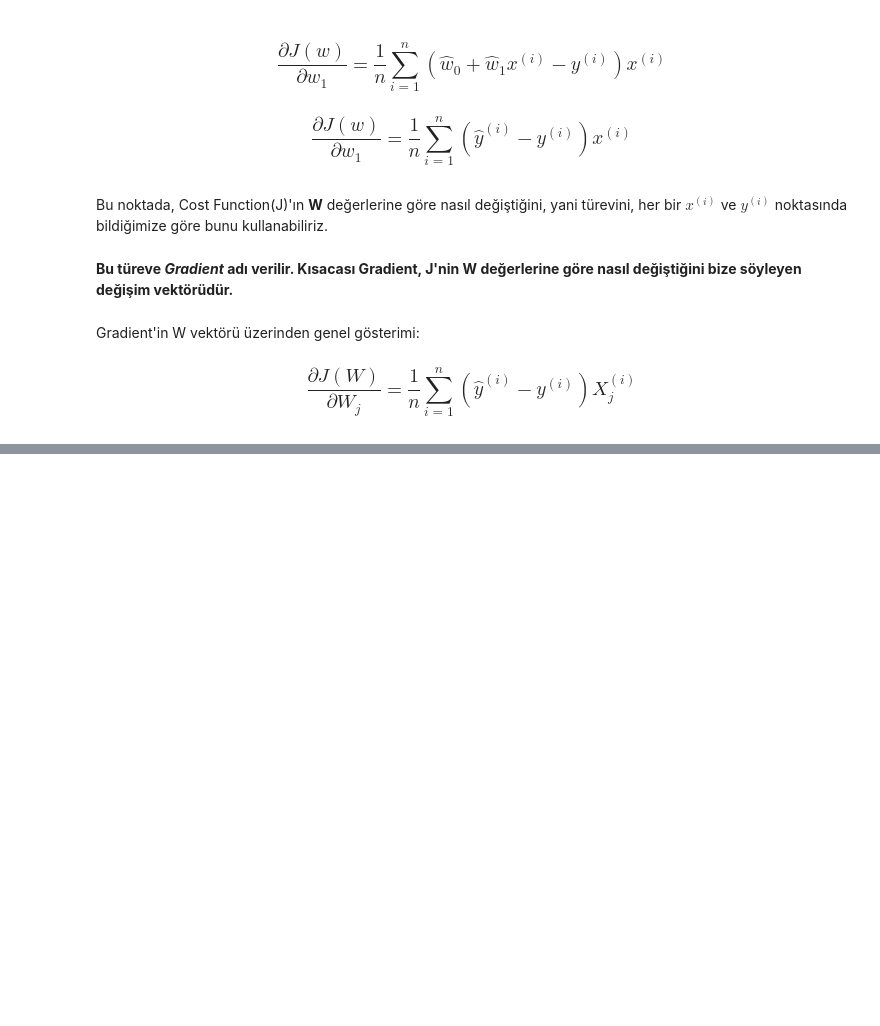
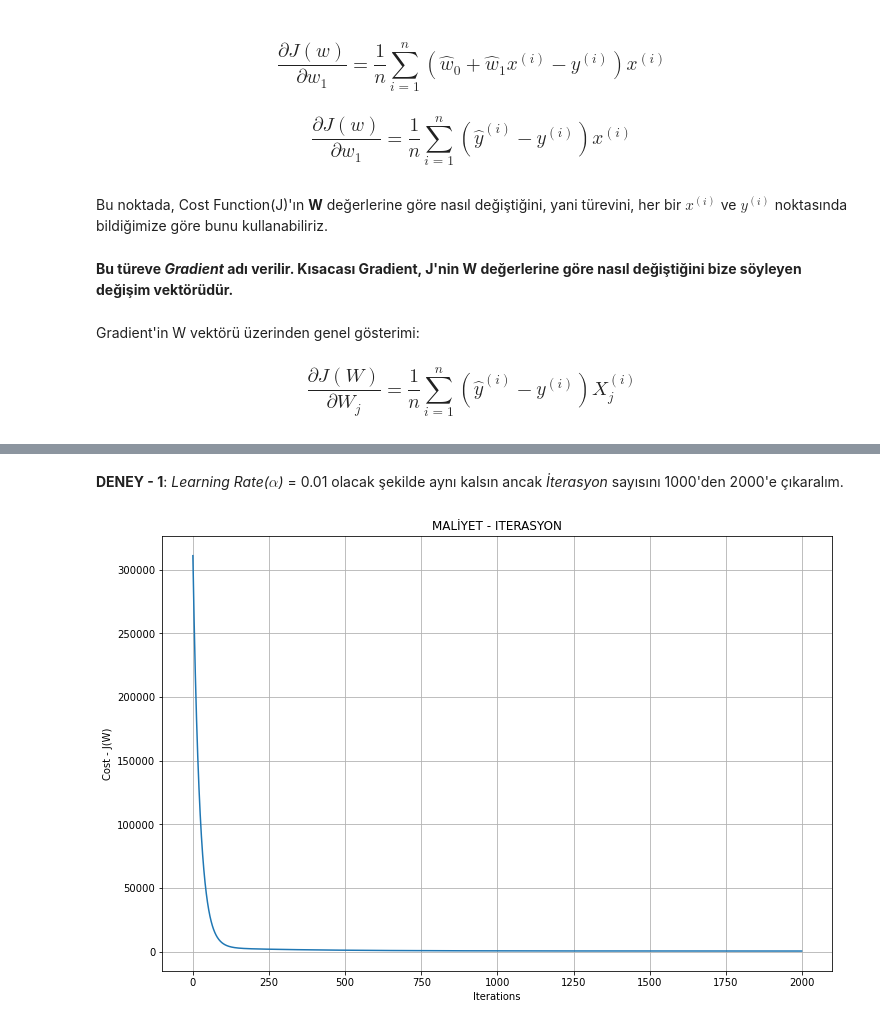
Before and after one commit to halimocakli/IntroductionToMachineLearning, a Jupyter notebook: Machine Learning Tutorial/8- Gradient Descent (Gradyan İnişi)/Gradient_Descent.ipynb, the cells around one changed output, grey strips where cells are left out. Drawn from its saved outputs; the diff is of its cells as text; code cells hidden in the pictures; blank space fills up the shorter version.

```diff
--- a/Machine Learning Tutorial/8- Gradient Descent (Gradyan İnişi)/Gradient_Descent.ipynb
+++ b/Machine Learning Tutorial/8- Gradient Descent (Gradyan İnişi)/Gradient_Descent.ipynb
@@ -258,0 +499,19 @@ Burada **$\alpha$ : learning rate**
+# %%
+def callGradient(learningRate, nIter):
+
+    # Belirtilen learningRate ve nIter için maliyet değerlerini al
+    finalW, costHistory, weightHistory = gradientDescent(X_b, y, W, learningRate, nIter)
+
+    # Bu maliyet değerlerine göre grafik çizimi yap
+    costVsIterations(costHistory, nIter)
+# %% [markdown]
+**DENEY - 1**: *Learning Rate($\alpha$)* = 0.01 olacak şekilde aynı kalsın ancak *İterasyon* sayısını 1000'den 2000'e çıkaralım.
+# %%
+# learningRate = 0.01
+# nIter = 2000
+
+learningRate = 0.01
+nIter = 2000
+callGradient(learningRate, nIter)
+# %% [output]
+[figure, added]
```
Also changed, not shown: parts of 52 cells of this notebook.
